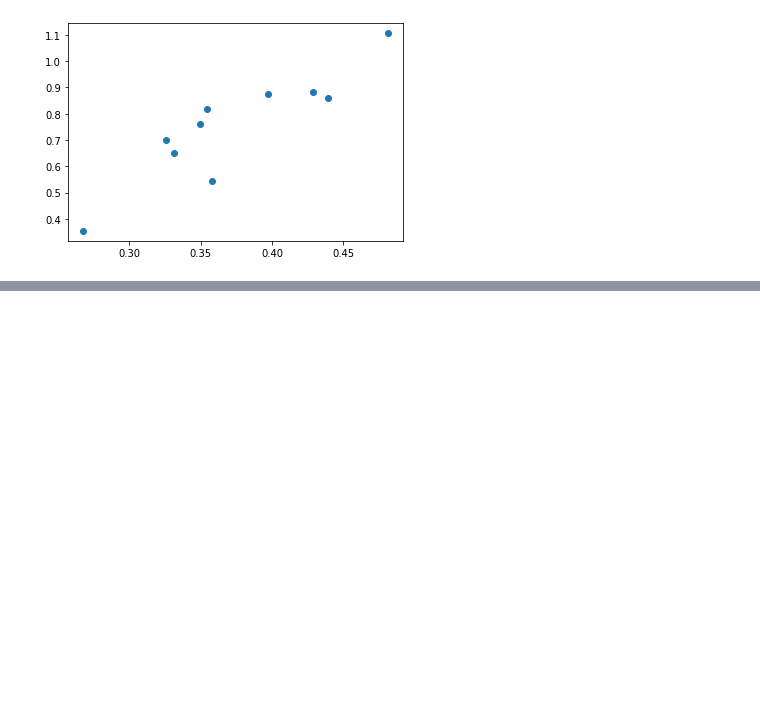
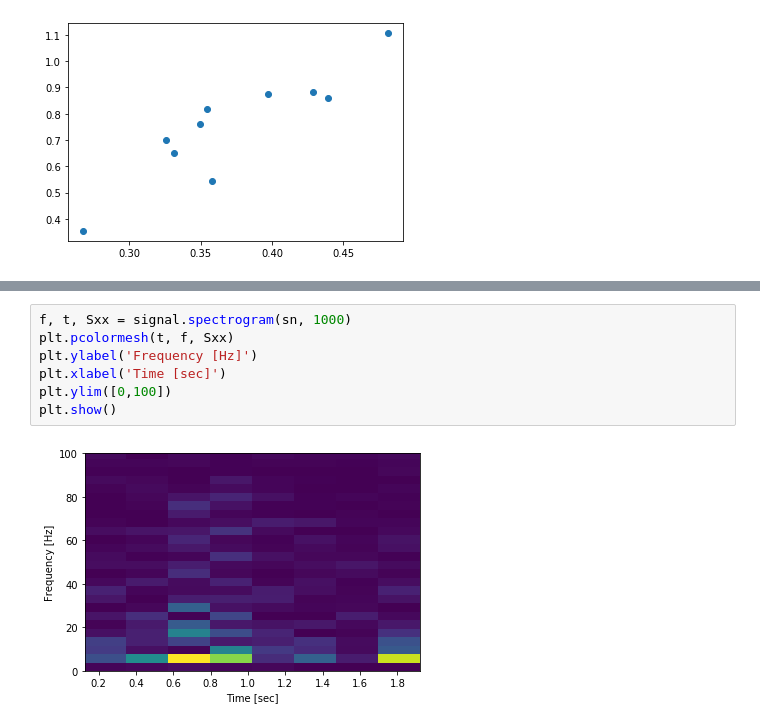
Before and after one commit to rdgao/SpaceRecon, a Jupyter notebook: notebooks/spacetime_spectrum.ipynb, the cells around one changed output, grey strips where cells are left out. Drawn from its saved outputs; the diff is of its cells as text; blank space fills up the shorter version.

```diff
--- a/notebooks/spacetime_spectrum.ipynb
+++ b/notebooks/spacetime_spectrum.ipynb
@@ -206,0 +336,9 @@ def
+# %%
+f, t, Sxx = signal.spectrogram(sn, 1000)
+plt.pcolormesh(t, f, Sxx)
+plt.ylabel('Frequency [Hz]')
+plt.xlabel('Time [sec]')
+plt.ylim([0,100])
+plt.show()
+# %% [output]
+[figure, added]
```
Also changed, not shown: parts of 16 cells of this notebook.
